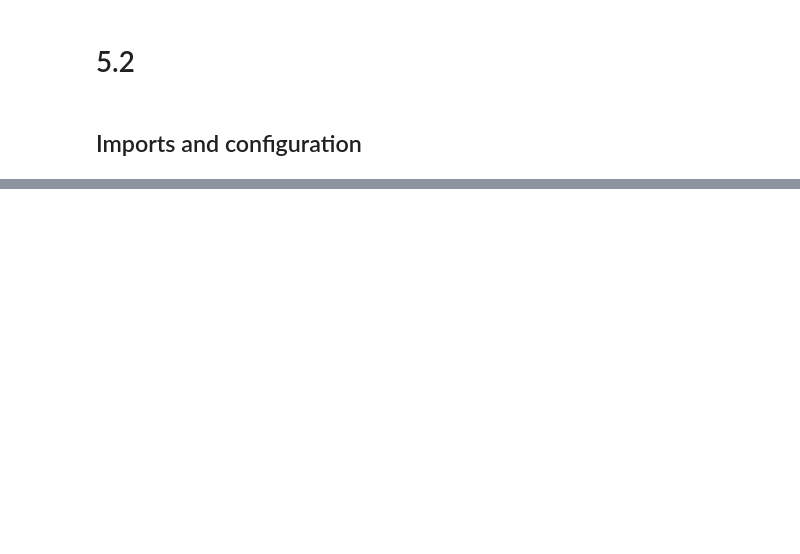
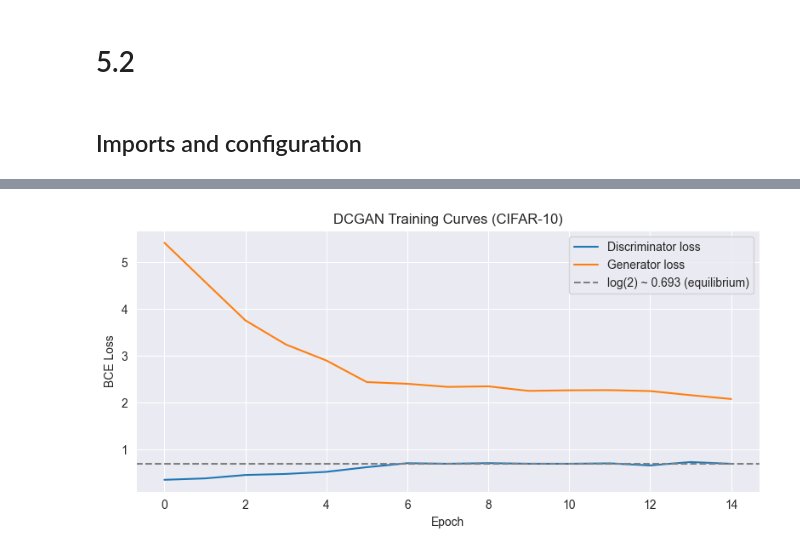
Before and after one commit to definitelynotbercik/ml_as5, a Jupyter notebook: main.ipynb, the cells around one changed output, grey strips where cells are left out. Cells and saved outputs as stored; diff of their text form; code cells hidden in the pictures; blank space fills up the shorter version.

```diff
--- a/main.ipynb
+++ b/main.ipynb
@@ -131,68 +214,20 @@ def calculate_fid(real_features, fake_features):
 # %%
-TEST_BATCH_LIMIT = 5
+# visualization of losses
+fig, ax = plt.subplots(figsize=(8, 4))
+ax.plot(hist_D_dc, label='Discriminator loss')
+ax.plot(hist_G_dc, label='Generator loss')
+ax.axhline(y=np.log(2), color='gray', linestyle='--', label='log(2) ~ 0.693 (equilibrium)')
+ax.set_xlabel('Epoch')
+ax.set_ylabel('BCE Loss')
+ax.set_title('DCGAN Training Curves (CIFAR-10)')
+ax.legend()
+plt.tight_layout()
+plt.show()
 
-criterion = nn.BCELoss()
-optimizerD = optim.Adam(netD.parameters(), lr=LR, betas=(BETA1, 0.999))
-optimizerG = optim.Adam(netG.parameters(), lr=LR, betas=(BETA1, 0.999))
+# visulization of generated images
+netG_dc.eval()
+with torch.no_grad():
+    dc_samples = netG_dc(fixed_noise_dc)
 
-fixed_noise = torch.randn(64, Z_DIM, 1, 1, device=device)
-
-G_losses = []
-D_losses = []
-fid_scores = []
-img_list = []
-
-for epoch in range(EPOCHS):
-    epoch_g_loss = 0.0
-    epoch_d_loss = 0.0
-
-    for i, data in enumerate(dataloader, 0):
-        # only for tests
-        # if i >= TEST_BATCH_LIMIT:
-        #     break
-        # Update D
-        netD.zero_grad()
-        real_cpu = data[0].to(device)
-        b_size = real_cpu.size(0)
-
-        # Label smoothing dla prawdziwych obrazów (0.9 zamiast 1.0)
-        label_real = torch.full((b_size, 1), 0.9, dtype=torch.float, device=device)
-        output_real = netD(real_cpu)
-        errD_real = criterion(output_real, label_real)
-        errD_real.backward()
-
-        noise = torch.randn(b_size, Z_DIM, 1, 1, device=device)
-        fake = netG(noise)
-        label_fake = torch.full((b_size, 1), 0.0, dtype=torch.float, device=device)
-
-        output_fake = netD(fake.detach())
-        errD_fake = criterion(output_fake, label_fake)
-        errD_fake.backward()
-        optimizerD.step()
-
-        # Update G
-        netG.zero_grad()
-        label_g = torch.full((b_size, 1), 1.0, dtype=torch.float, device=device)
-        output_g = netD(fake)
-        errG = criterion(output_g, label_g)
-        errG.backward()
-        optimizerG.step()
-
-        epoch_d_loss += (errD_real.item() + errD_fake.item())
-        epoch_g_loss += errG.item()
-
-    G_losses.append(epoch_g_loss / len(dataloader))
-    D_losses.append(epoch_d_loss / len(dataloader))
-
-    # Obliczanie FID na podzbiorze (dla wydajności) na koniec epoki
-    if (epoch + 1) % 5 == 0:
-        real_feats = get_inception_features(real_cpu[:64])
-        fake_feats = get_inception_features(fake[:64])
-        fid = calculate_fid(real_feats, fake_feats)
-        fid_scores.append(fid)
-        print(f'Epoch [{epoch+1}/{EPOCHS}] | Loss_D: {D_losses[-1]:.4f} | Loss_G: {G_losses[-1]:.4f} | FID: {fid:.2f}')
-
-    with torch.no_grad():
-        fake_display = netG(fixed_noise).detach().cpu()
-    img_list.append(make_grid(fake_display, padding=2, normalize=True))
+show_images(dc_samples, n_row=4, n_col=8, title='DCGAN samples (32x32 CIFAR-10)')
 # %% [output]
@@ -199,0 +234 @@ RuntimeError: [enforce fail at alloc_cpu.cpp:117] data. DefaultCPUAllocator: not
+[figure, added]
```
Also changed, not shown: parts of 19 cells of this notebook.
